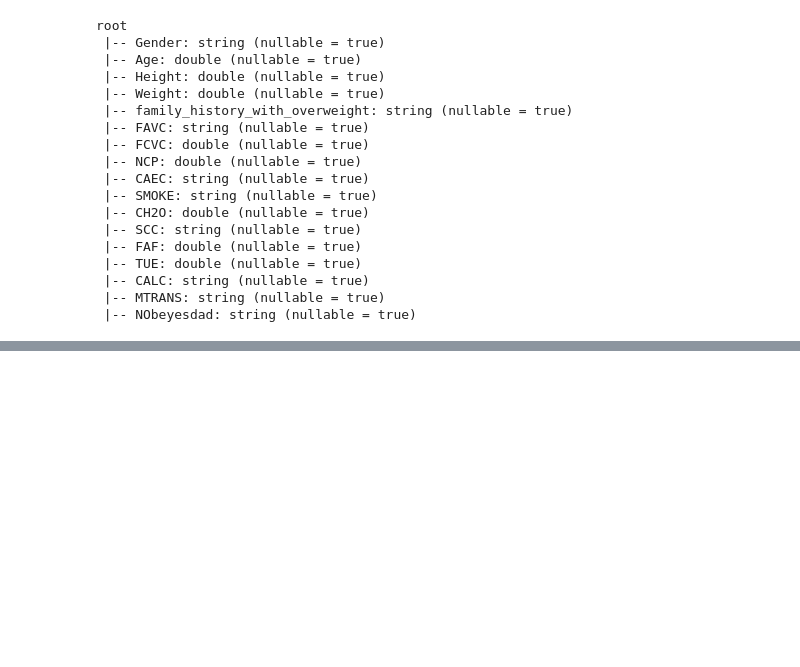
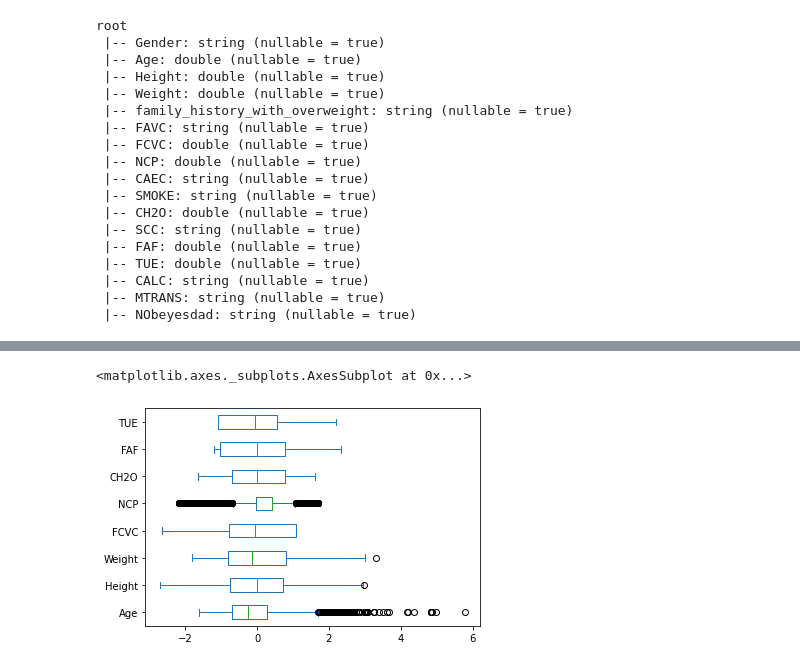
Before and after one commit to marymlucas/obesity_lifestyle_diet, a Jupyter notebook: project.ipynb, the cells around one changed output, grey strips where cells are left out. Drawn from its saved outputs; the diff is of its cells as text; code cells hidden in the pictures; blank space fills up the shorter version.

```diff
--- a/project.ipynb
+++ b/project.ipynb
@@ -133,0 +287,14 @@ root
+# %%
+# let's check for outliers in the numerical attributes
+
+import matplotlib.pyplot as plt
+numeric_attrs_df = raw_data[["Age", "Height", "Weight", "FCVC", "NCP", "CH2O", "FAF", "TUE"]]
+
+data = numeric_attrs_df.toPandas() # this is a better approach than .collect(), and okay since this dataset is not too large
+normalized_data=(data-data.mean())/data.std() #normalize the data to make it easier to visualize in one plot
+
+#sns.boxplot(data=normalized_data, orient="h")
+normalized_data.plot(kind='box', vert=False)
+# %% [output]
+<matplotlib.axes._subplots.AxesSubplot at 0x...>
+[figure, added]
```
Also changed, not shown: parts of 35 cells of this notebook.
